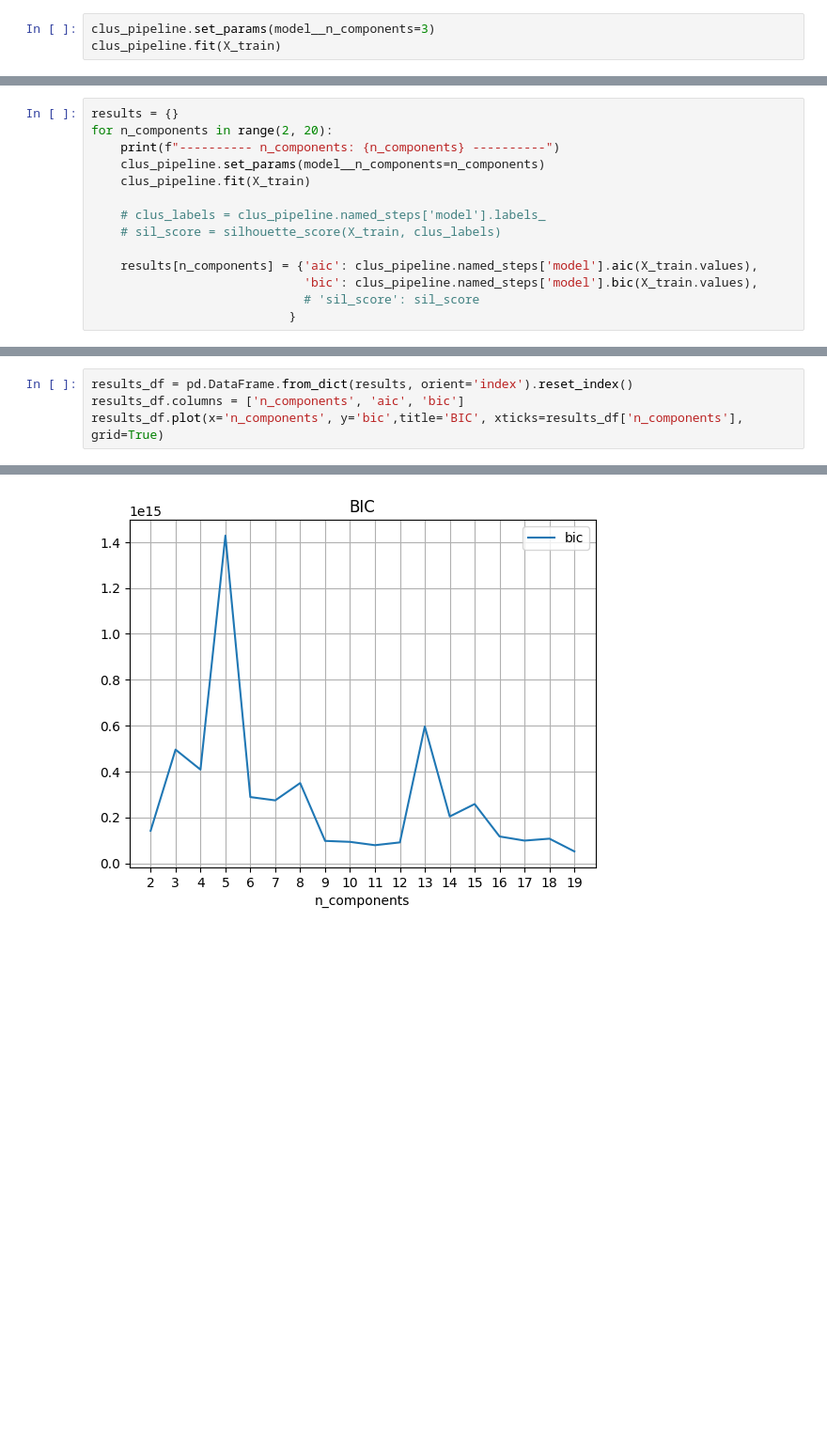
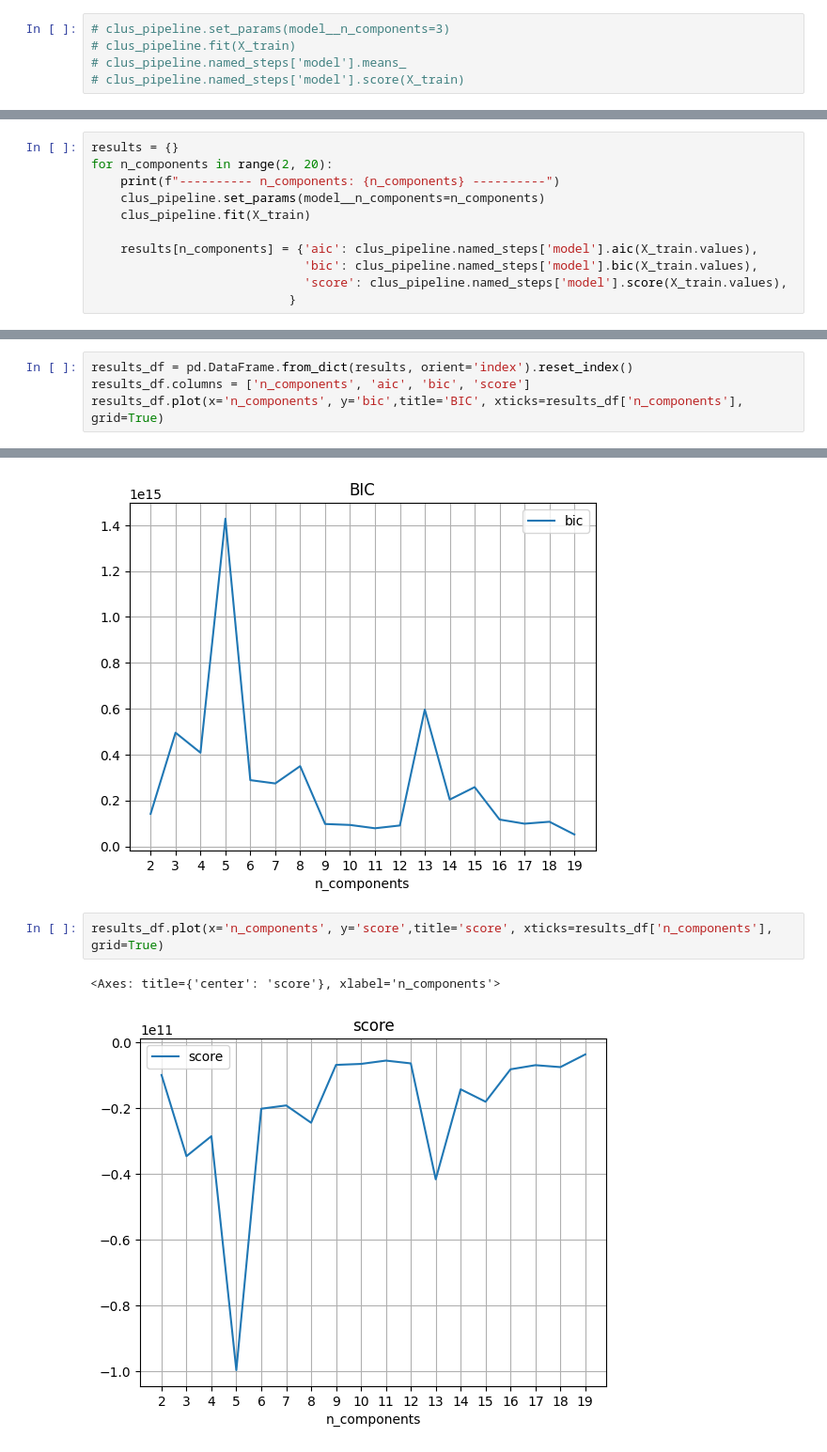
Before and after one commit to PavanKB/PS_3, a Jupyter notebook: exp_max_credit_card.ipynb, the cells around one changed output, grey strips where cells are left out. Shown: that part at 94% size. Saved outputs shown, nothing was run; the diff lists cells and outputs as text; blank space fills up the shorter version.

Commit message:
Added score as output metric

```diff
--- a/exp_max_credit_card.ipynb
+++ b/exp_max_credit_card.ipynb
@@ -57,8 +56,10 @@ clus_pipeline = Pipeline(steps=[
     ('model', clus)
 ])
 # %%
-clus_pipeline.set_params(model__n_components=3)
-clus_pipeline.fit(X_train)
+# clus_pipeline.set_params(model__n_components=3)
+# clus_pipeline.fit(X_train)
+# clus_pipeline.named_steps['model'].means_
+# clus_pipeline.named_steps['model'].score(X_train)
 # %% [output]
 Pipeline(steps=[('scaler', StandardScaler()),
                 ('model', GaussianMixture(n_components=3, random_state=42))])
@@ -69,12 +70,9 @@ for n_components in range(2, 20):
     clus_pipeline.set_params(model__n_components=n_components)
     clus_pipeline.fit(X_train)
 
-    # clus_labels = clus_pipeline.named_steps['model'].labels_
-    # sil_score = silhouette_score(X_train, clus_labels)
-
     results[n_components] = {'aic': clus_pipeline.named_steps['model'].aic(X_train.values),
                              'bic': clus_pipeline.named_steps['model'].bic(X_train.values),
-                             # 'sil_score': sil_score
+                             'score': clus_pipeline.named_steps['model'].score(X_train.values),
                            }
 # %% [output]
 ---------- n_components: 2 ----------
@@ -102,7 +100,12 @@ print(results)
 # %%
 results_df = pd.DataFrame.from_dict(results, orient='index').reset_index()
-results_df.columns = ['n_components', 'aic', 'bic']
+results_df.columns = ['n_components', 'aic', 'bic', 'score']
 results_df.plot(x='n_components', y='bic',title='BIC', xticks=results_df['n_components'], grid=True)
 # %% [output]
 <Axes: title={'center': 'BIC'}, xlabel='n_components'>
 [figure]
+# %%
+results_df.plot(x='n_components', y='score',title='score', xticks=results_df['n_components'], grid=True)
+# %% [output]
+<Axes: title={'center': 'score'}, xlabel='n_components'>
+[figure, added]
```
Also changed, not shown: parts of 2 cells of this notebook, 1 other file.
